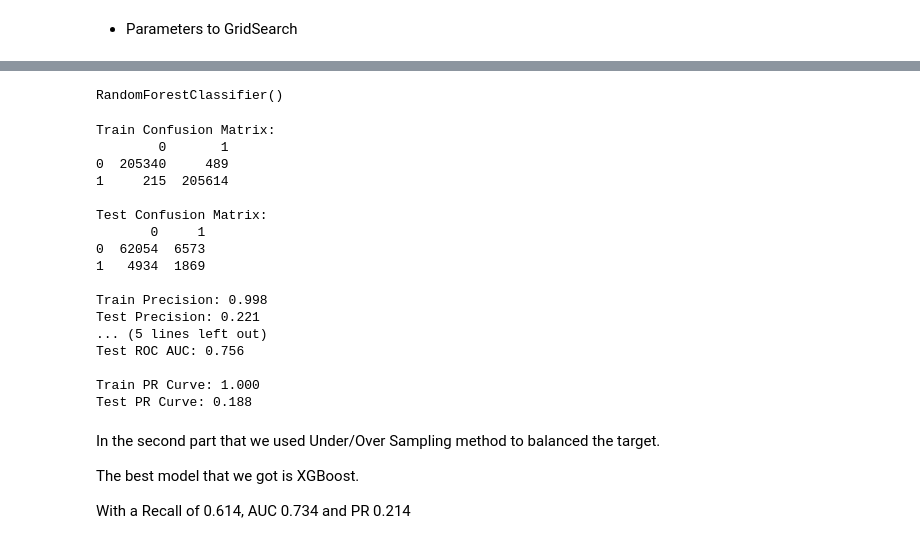
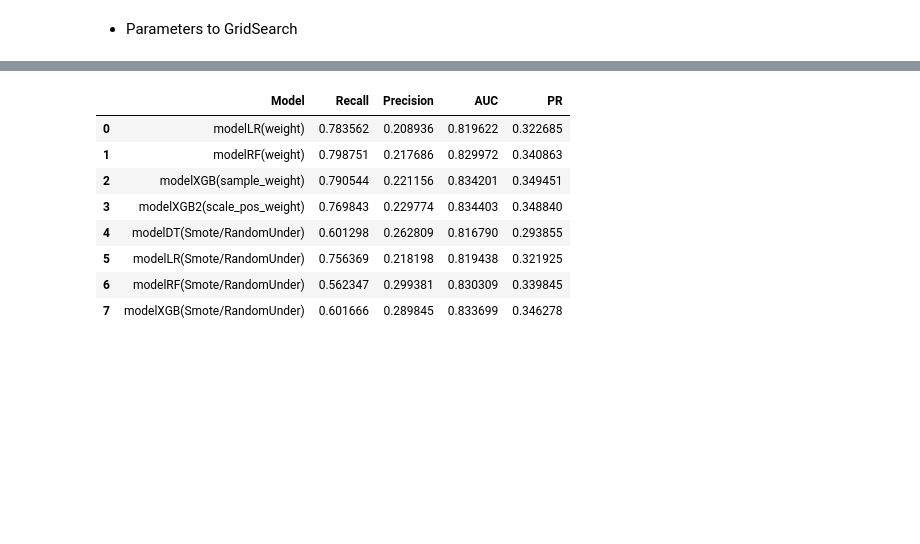
Before and after one commit to ShaniBron/Final-Project-Heart-diseases, a Jupyter notebook: Model.ipynb, the cells around one changed output, grey strips where cells are left out. Saved outputs shown, nothing was run; the diff lists cells and outputs as text; code cells hidden in the pictures; blank space fills up the shorter version.

```diff
--- a/Model.ipynb
+++ b/Model.ipynb
@@ -841,32 +662,0 @@ x_new , y_new = over22.fit_resample(X_trainNew3,y_trainNew3)
-# %%
-modelRfnopipesmotedrop = RandomForestClassifier()
-
-modelRfnopipesmotedrop.fit(x_new,y_new)
-# %% [output]
-RandomForestClassifier()
-# %%
-printreport(modelRfnopipesmotedrop, x_new,y_new, X_testNew3, y_testNew3)
-# %% [output]
-Train Confusion Matrix:
-        0       1
-0  205340     489
-1     215  205614
-
-Test Confusion Matrix:
-       0     1
-0  62054  6573
-1   4934  1869
-
-Train Precision: 0.998
-Test Precision: 0.221
-... (5 lines left out)
-Test ROC AUC: 0.756
-
-Train PR Curve: 1.000
-Test PR Curve: 0.188
-# %% [markdown]
-In the second part that we used Under/Over Sampling method to balanced the target.
-
-The best model that we got is XGBoost.
-
-With a Recall of 0.614, AUC 0.734 and PR 0.214
@@ -873 +669,13 @@ With a Recall of 0.614, AUC 0.734 and PR 0.214
+# %%
+results_table
+# %% [output]
+|  | Model | Recall | Precision | AUC | PR |
+| 0 | modelLR(weight) | 0.783562 | 0.208936 | 0.819622 | 0.322685 |
+| 1 | modelRF(weight) | 0.798751 | 0.217686 | 0.829972 | 0.340863 |
+| 2 | modelXGB(sample_weight) | 0.790544 | 0.221156 | 0.834201 | 0.349451 |
+| 3 | modelXGB2(scale_pos_weight) | 0.769843 | 0.229774 | 0.834403 | 0.348840 |
+| 4 | modelDT(Smote/RandomUnder) | 0.601298 | 0.262809 | 0.816790 | 0.293855 |
+| 5 | modelLR(Smote/RandomUnder) | 0.756369 | 0.218198 | 0.819438 | 0.321925 |
+| 6 | modelRF(Smote/RandomUnder) | 0.562347 | 0.299381 | 0.830309 | 0.339845 |
+| 7 | modelXGB(Smote/RandomUnder) | 0.601666 | 0.289845 | 0.833699 | 0.346278 |
 # %%
```
Also changed, not shown: parts of 55 cells of this notebook, 1 other file.
